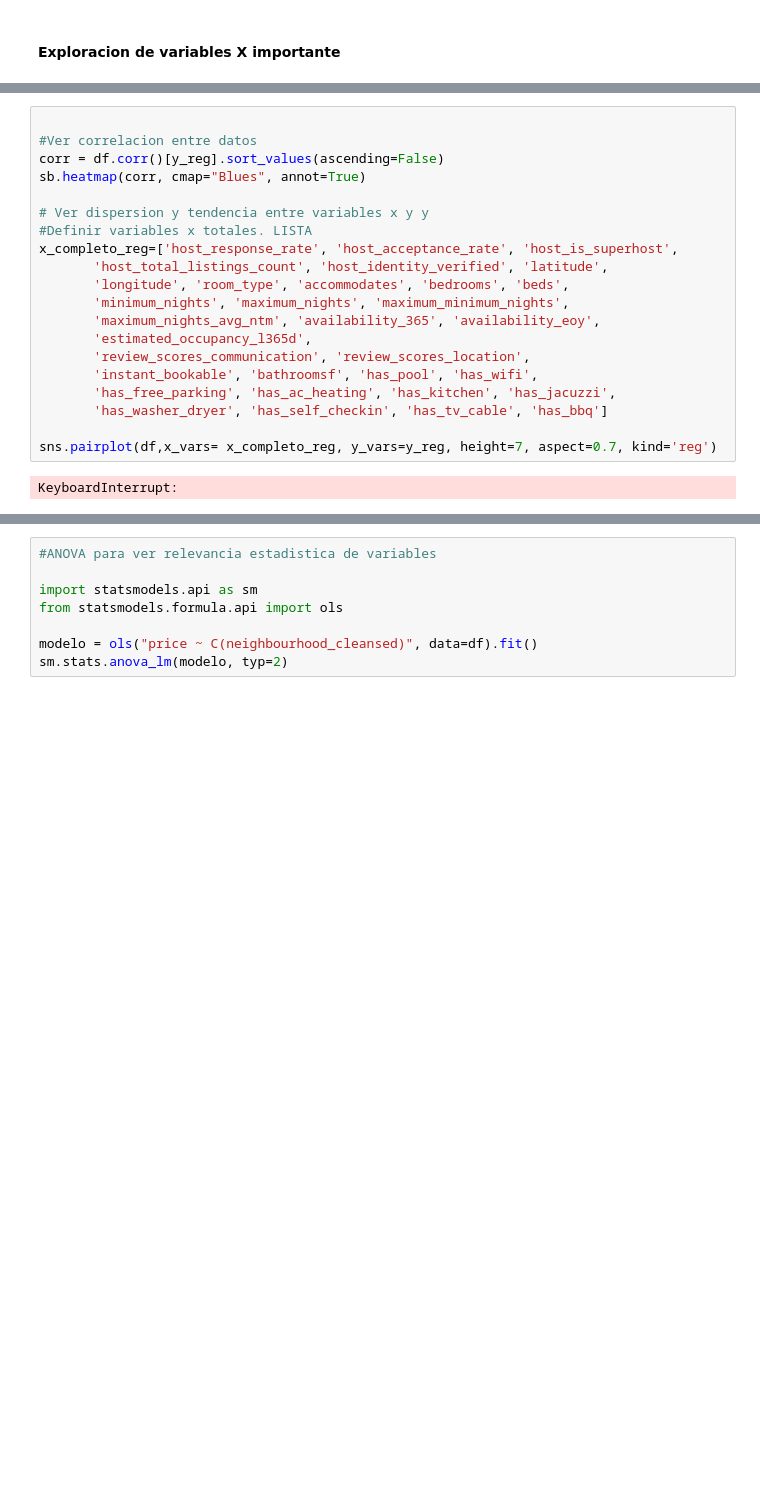
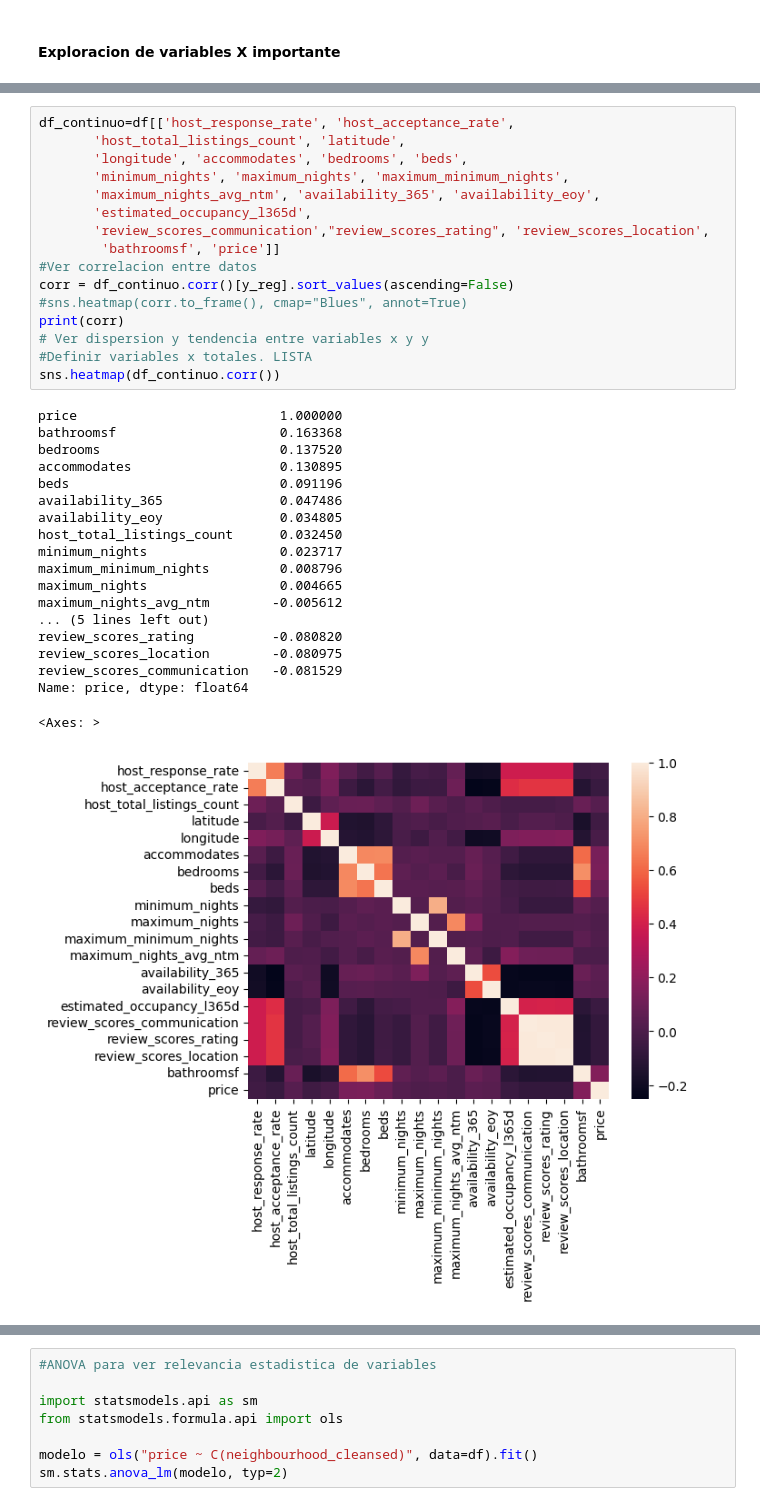
Before and after one commit to iarangom/proyecto-final, a Jupyter notebook: Modelos.ipynb, the cells around one changed output, grey strips where cells are left out. Drawn from its saved outputs; the diff is of its cells as text; blank space fills up the shorter version.

```diff
--- a/Modelos.ipynb
+++ b/Modelos.ipynb
@@ -54,22 +136,36 @@ sns.pairplot(df,)
 # %%
-
-#Ver correlacion entre datos
-corr = df.corr()[y_reg].sort_values(ascending=False)
-sb.heatmap(corr, cmap="Blues", annot=True)
-
-# Ver dispersion y tendencia entre variables x y y
-#Definir variables x totales. LISTA
-x_completo_reg=['host_response_rate', 'host_acceptance_rate', 'host_is_superhost',
-       'host_total_listings_count', 'host_identity_verified', 'latitude',
-       'longitude', 'room_type', 'accommodates', 'bedrooms', 'beds',
+df_continuo=df[['host_response_rate', 'host_acceptance_rate',
+       'host_total_listings_count', 'latitude',
+       'longitude', 'accommodates', 'bedrooms', 'beds',
        'minimum_nights', 'maximum_nights', 'maximum_minimum_nights',
        'maximum_nights_avg_ntm', 'availability_365', 'availability_eoy',
        'estimated_occupancy_l365d',
-       'review_scores_communication', 'review_scores_location',
-       'instant_bookable', 'bathroomsf', 'has_pool', 'has_wifi',
-       'has_free_parking', 'has_ac_heating', 'has_kitchen', 'has_jacuzzi',
-       'has_washer_dryer', 'has_self_checkin', 'has_tv_cable', 'has_bbq']
-
-sns.pairplot(df,x_vars= x_completo_reg, y_vars=y_reg, height=7, aspect=0.7, kind='reg')
+       'review_scores_communication',"review_scores_rating", 'review_scores_location',
+        'bathroomsf', 'price']]
+#Ver correlacion entre datos
+corr = df_continuo.corr()[y_reg].sort_values(ascending=False)
+#sns.heatmap(corr.to_frame(), cmap="Blues", annot=True)
+print(corr)
+# Ver dispersion y tendencia entre variables x y y
+#Definir variables x totales. LISTA
+sns.heatmap(df_continuo.corr())
 # %% [output]
-KeyboardInterrupt:
+price                          1.000000
+bathroomsf                     0.163368
+bedrooms                       0.137520
+accommodates                   0.130895
+beds                           0.091196
+availability_365               0.047486
+availability_eoy               0.034805
+host_total_listings_count      0.032450
+minimum_nights                 0.023717
+maximum_minimum_nights         0.008796
+maximum_nights                 0.004665
+maximum_nights_avg_ntm        -0.005612
+... (5 lines left out)
+review_scores_rating          -0.080820
+review_scores_location        -0.080975
+review_scores_communication   -0.081529
+Name: price, dtype: float64
+<Axes: >
+[figure, added]
```
Also changed, not shown: parts of 25 cells of this notebook.
